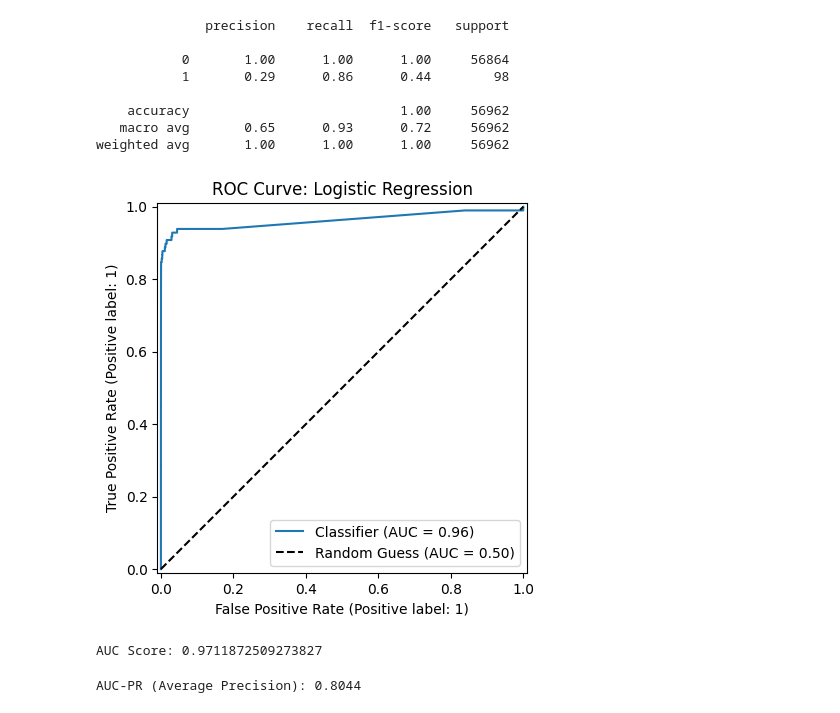
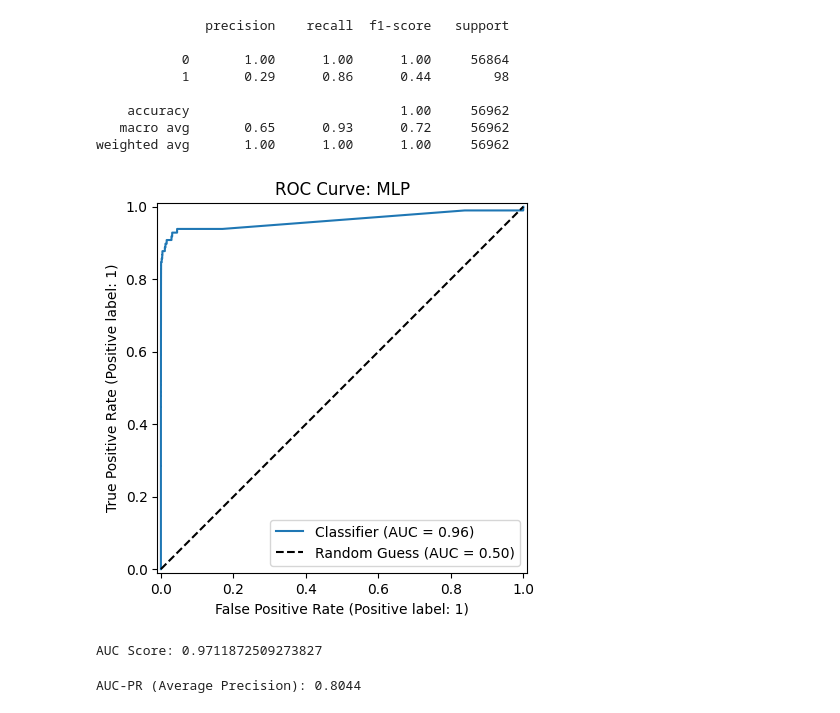
Before and after one commit to CruzJua/ClassificationModelsExploration, a Jupyter notebook: main.ipynb, the cells around one changed output. Cells and saved outputs as stored; diff of their text form; code cells hidden in the pictures.

```diff
--- a/main.ipynb
+++ b/main.ipynb
@@ -762,15 +882,22 @@ weighted avg       1.00      1.00      1.00     56962
 # %%
 y_probability = MLP_model.predict_proba(feature_test)[:, 1]
 RocCurveDisplay.from_predictions(target_test, y_probability)
 plt.plot([0, 1], [0, 1], "k--", label="Random Guess (AUC = 0.50)")
-plt.title("ROC Curve: Logistic Regression")
+plt.title("ROC Curve: MLP")
 plt.legend()
+
+os.makedirs("results", exist_ok=True)
+figures_path = os.path.join("results", "figures")
+os.makedirs(figures_path, exist_ok=True)
+save_path = os.path.join("results", "figures", "ROC_Curve_MLP.png")
+plt.savefig(save_path, dpi=300, bbox_inches='tight')
+
 plt.show()
 
 auc_score_MLP = roc_auc_score(target_test, y_probability)
 print(f"AUC Score: {auc_score}")
 # %% [output]
-[figure, old version]
+[figure, new version]
 AUC Score: 0.9711872509273827
 # %%
 from sklearn.metrics import average_precision_score
```
Also changed, not shown: parts of 50 cells of this notebook, 13 other files.
